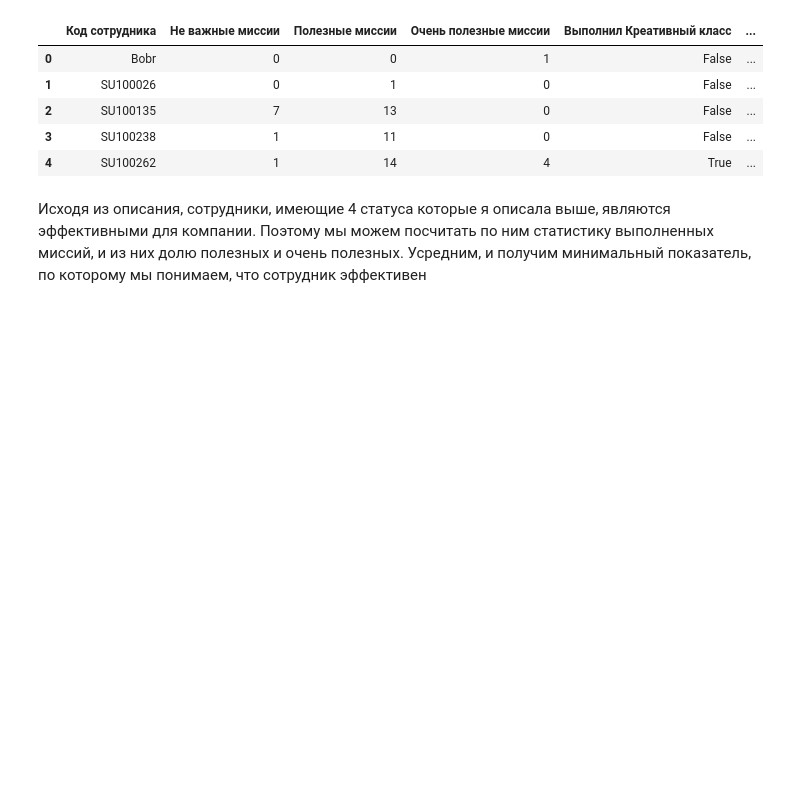
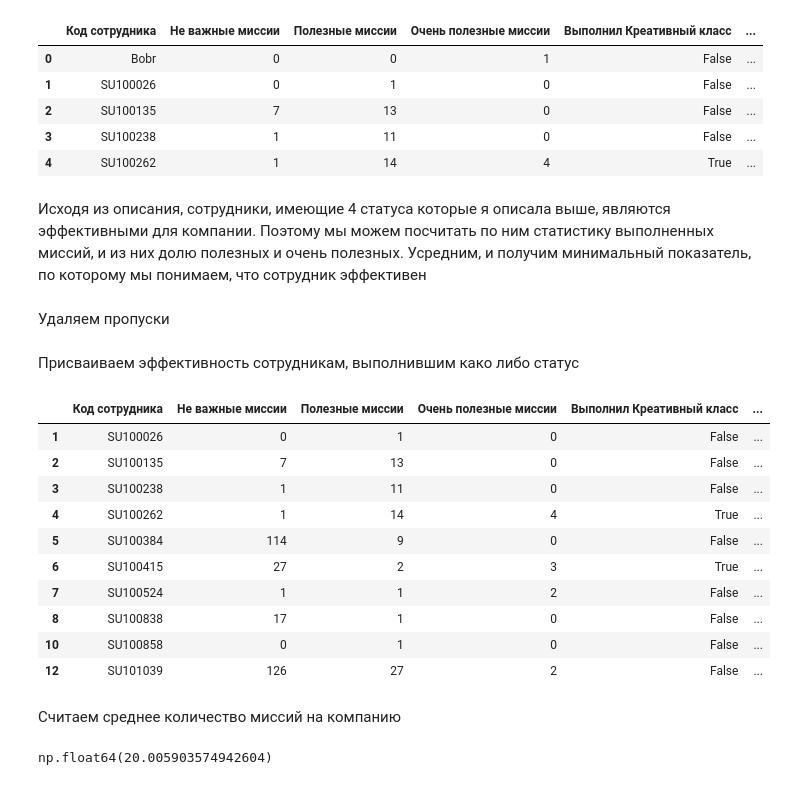
Before and after one commit to GigaProgramm/dano, a Jupyter notebook: Копия_блокнота_"ВАЖНО_ipynb".ipynb, the cells around one changed output. Saved outputs shown, nothing was run; the diff lists cells and outputs as text; code cells hidden in the pictures; blank space fills up the shorter version.

```diff
--- a/Копия_блокнота_"ВАЖНО_ipynb".ipynb
+++ b/Копия_блокнота_"ВАЖНО_ipynb".ipynb
@@ -147,3 +189,43 @@ employee_stats.head()
 | 4 | SU100262 | 1 | 14 | 4 | True | ... |
 # %% [markdown]
 Исходя из описания, сотрудники, имеющие 4 статуса которые я описала выше, являются эффективными для компании. Поэтому мы можем посчитать по ним статистику выполненных миссий, и из них долю полезных и очень полезных. Усредним, и получим минимальный показатель, по которому мы понимаем, что сотрудник эффективен
+# %% [markdown]
+Удаляем пропуски
+# %%
+employee_stats = employee_stats.dropna()
+# %% [markdown]
+Присваиваем эффективность сотрудникам, выполнившим како либо статус
+# %%
+employee_stats['Эффективность'] = (
+    employee_stats['Выполнил Креативный класс'] |
+    employee_stats['Выполнил HiPo'] |
+    employee_stats['Выполнил HiPro'] |
+    employee_stats['Выполнил Звезда департамента']
+)
+
+employee_stats.head(10)
+# %% [output]
+|  | Код сотрудника | Не важные миссии | Полезные миссии | Очень полезные миссии | Выполнил Креативный класс | ... |
+| 1 | SU100026 | 0 | 1 | 0 | False | ... |
+| 2 | SU100135 | 7 | 13 | 0 | False | ... |
+| 3 | SU100238 | 1 | 11 | 0 | False | ... |
+| 4 | SU100262 | 1 | 14 | 4 | True | ... |
+| 5 | SU100384 | 114 | 9 | 0 | False | ... |
+| 6 | SU100415 | 27 | 2 | 3 | True | ... |
+| 7 | SU100524 | 1 | 1 | 2 | False | ... |
+| 8 | SU100838 | 17 | 1 | 0 | False | ... |
+| 10 | SU100858 | 0 | 1 | 0 | False | ... |
+| 12 | SU101039 | 126 | 27 | 2 | False | ... |
+# %% [markdown]
+Считаем среднее количество миссий на компанию
+# %%
+employee_stats['Всего миссий'] = (
+    employee_stats['Не важные миссии'] +
+    employee_stats['Полезные миссии'] +
+    employee_stats['Очень полезные миссии']
+)
+total_missions = employee_stats['Всего миссий'].sum()
+total_employees = len(employee_stats)
+srednee_missiy = total_missions / total_employees
+# %% [output]
+np.float64(20.005903574942604)
```
Also changed, not shown: parts of 5 cells of this notebook.
